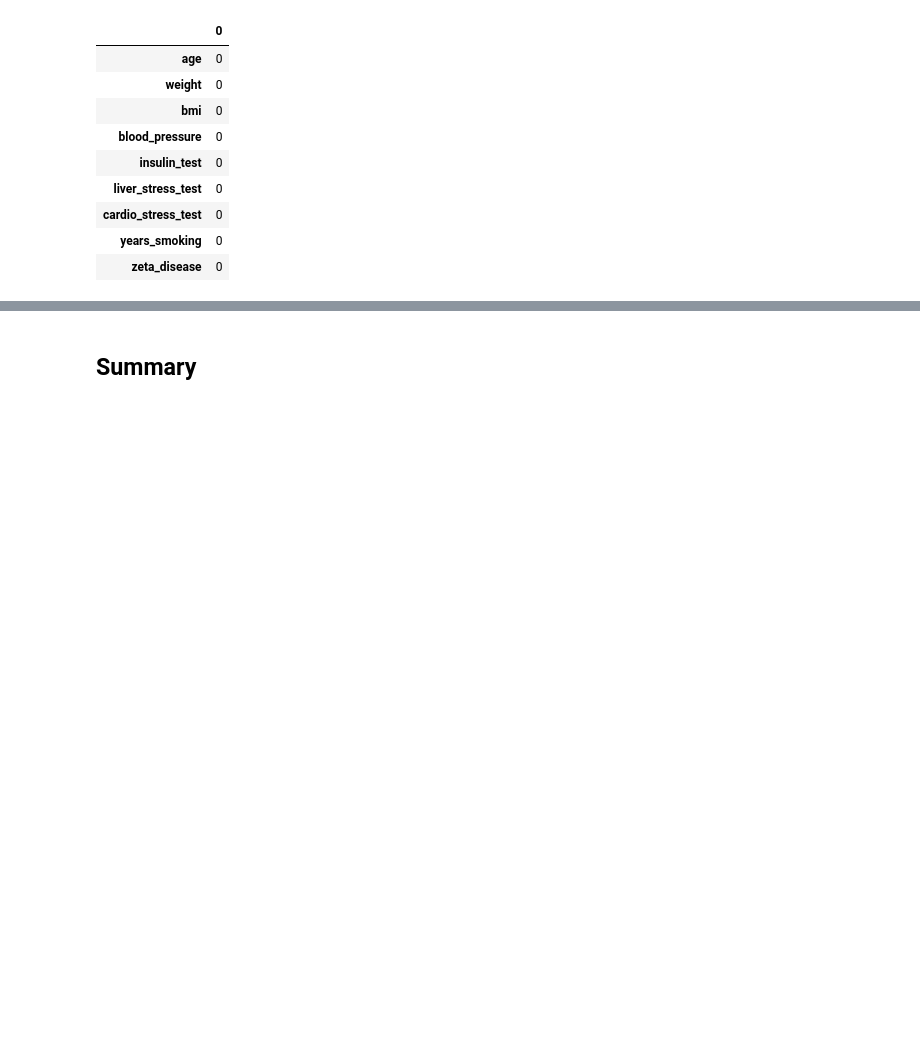
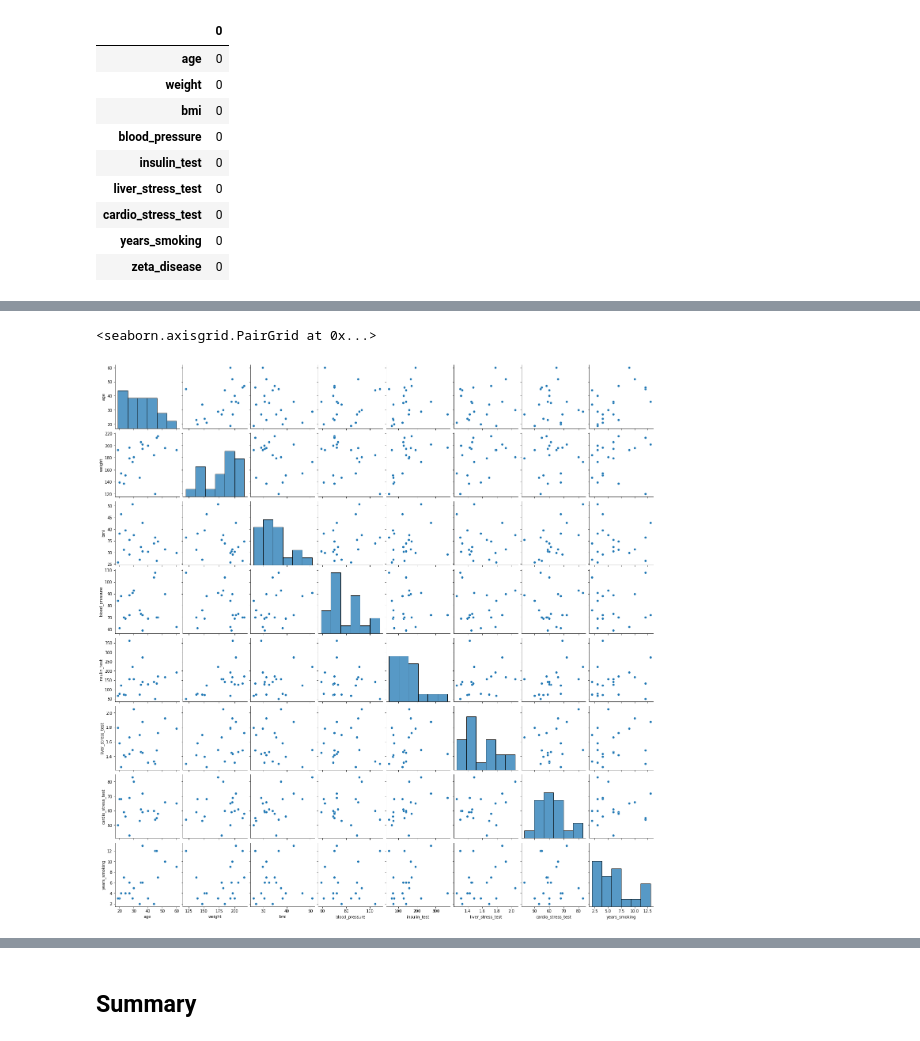
Before and after one commit to donaldRwilliams/notebook, a Jupyter notebook: notebook.ipynb, the cells around one changed output, grey strips where cells are left out. Saved outputs shown, nothing was run; the diff lists cells and outputs as text; code cells hidden in the pictures; blank space fills up the shorter version.

```diff
--- a/notebook.ipynb
+++ b/notebook.ipynb
@@ -46,4 +45,4 @@ the datasets and the number of features.
 # %%
-training_data = pd.read_excel("notebook/" + files_in_directory[1])
+training_data = pd.read_excel("notebook/" + files_in_directory[0])
 
-test_data = pd.read_excel("notebook/" + files_in_directory[3])
+test_data = pd.read_excel("notebook/" + files_in_directory[1])
@@ -158,0 +171,5 @@ pd.DataFrame(training_data.isna().sum())
+# %%
+sns.pairplot(test_data.drop(columns= "zeta_disease"))
+# %% [output]
+<seaborn.axisgrid.PairGrid at 0x...>
+[figure, added]
```
Also changed, not shown: parts of 11 cells of this notebook.
